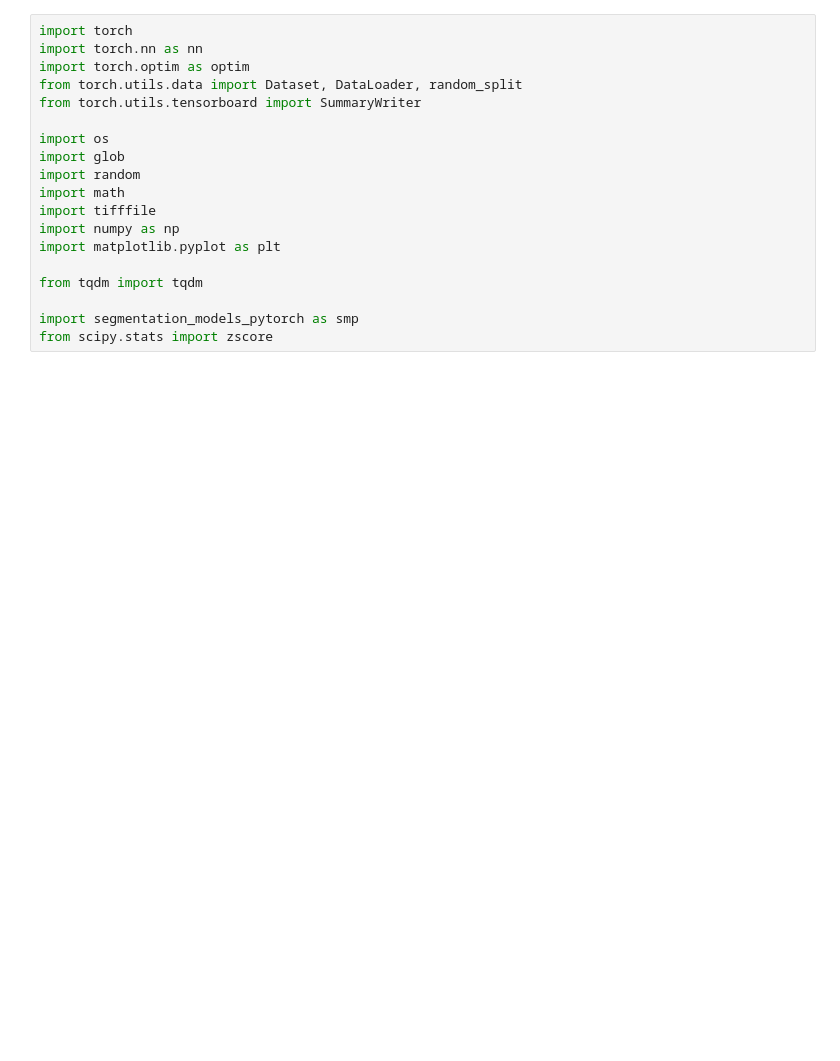
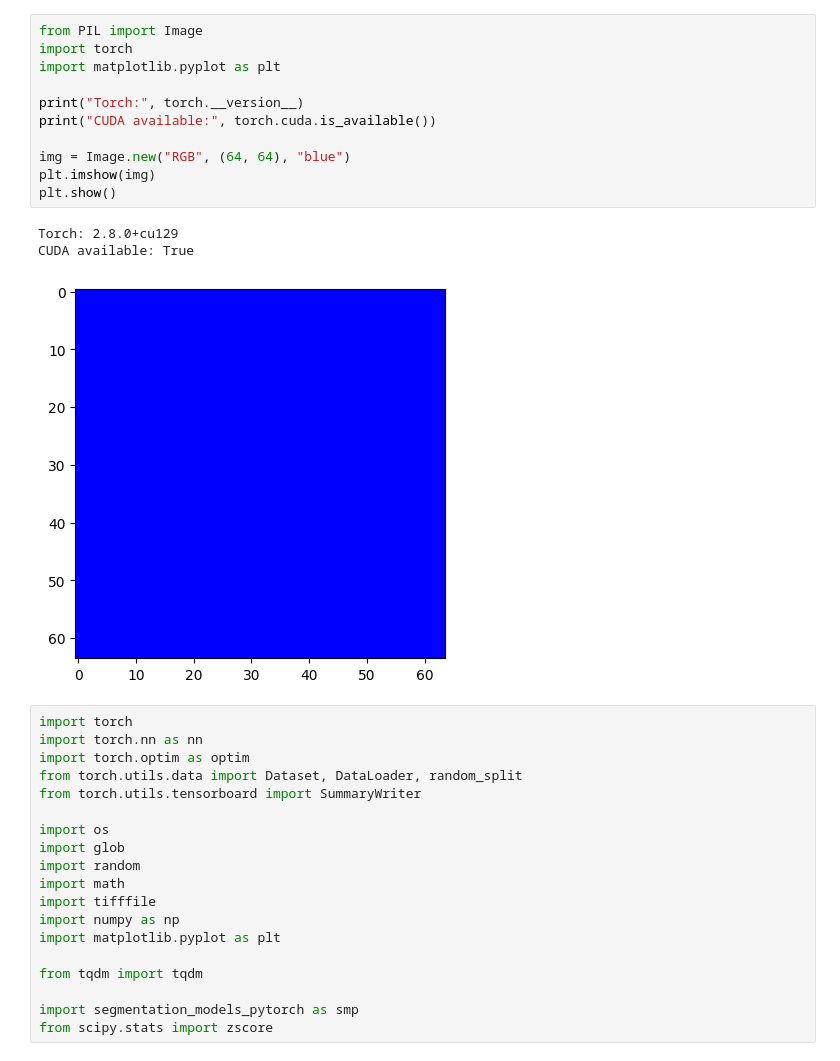
Before and after one commit to MunibH/g5ht-pipeline, a Jupyter notebook: segment/train_torch.ipynb, the cells around one changed output. Saved outputs shown, nothing was run; the diff lists cells and outputs as text; blank space fills up the shorter version.

```diff
--- a/segment/train_torch.ipynb
+++ b/segment/train_torch.ipynb
@@ -9,3 +32,18 @@ See `eval_torch.py`
+# %%
+from PIL import Image
+import torch
+import matplotlib.pyplot as plt
+
+print("Torch:", torch.__version__)
+print("CUDA available:", torch.cuda.is_available())
+
+img = Image.new("RGB", (64, 64), "blue")
+plt.imshow(img)
+plt.show()
+# %% [output]
+Torch: 2.8.0+cu129
+CUDA available: True
+[figure, added]
 # %%
 import torch
 import torch.nn as nn
```
Also changed, not shown: parts of 8 cells of this notebook, 10 other files.
